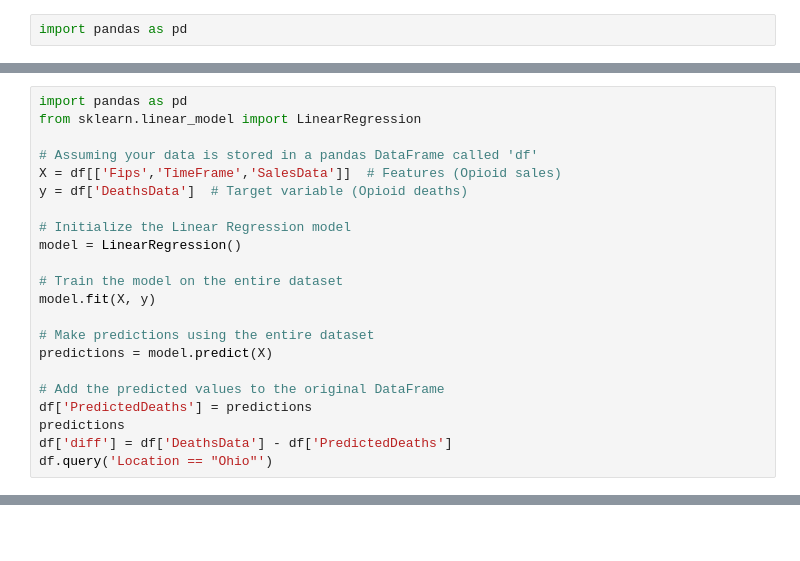
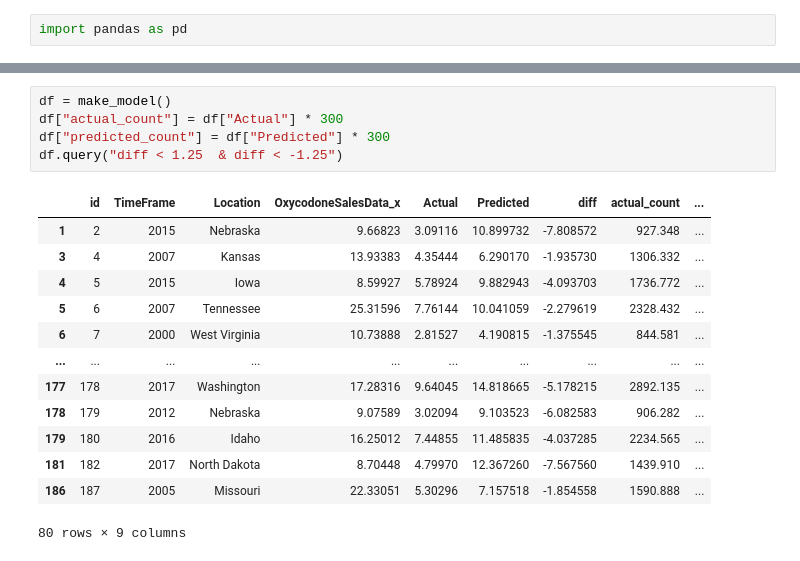
Before and after one commit to searanch/opiods-deaths-sales, a Jupyter notebook: Predictions.ipynb, the cells around one changed output, grey strips where cells are left out. Drawn from its saved outputs; the diff is of its cells as text; blank space fills up the shorter version.

```diff
--- a/Predictions.ipynb
+++ b/Predictions.ipynb
@@ -115,22 +5,0 @@ X_train, X_test, y_train, y_test = train_test_split(X, y, test_size=0.2, random_
-# %%
-import pandas as pd
-from sklearn.linear_model import LinearRegression
-
-# Assuming your data is stored in a pandas DataFrame called 'df'
-X = df[['Fips','TimeFrame','SalesData']]  # Features (Opioid sales)
-y = df['DeathsData']  # Target variable (Opioid deaths)
-
-# Initialize the Linear Regression model
-model = LinearRegression()
-
-# Train the model on the entire dataset
-model.fit(X, y)
-
-# Make predictions using the entire dataset
-predictions = model.predict(X)
-
-# Add the predicted values to the original DataFrame
-df['PredictedDeaths'] = predictions
-predictions
-df['diff'] = df['DeathsData'] - df['PredictedDeaths']
-df.query('Location == "Ohio"')
@@ -212,0 +105,19 @@ X_test
+# %%
+df = make_model()
+df["actual_count"] = df["Actual"] * 300
+df["predicted_count"] = df["Predicted"] * 300
+df.query("diff < 1.25  & diff < -1.25")
+# %% [output]
+|  | id | TimeFrame | Location | OxycodoneSalesData_x | Actual | Predicted | diff | actual_count | ... |
+| 1 | 2 | 2015 | Nebraska | 9.66823 | 3.09116 | 10.899732 | -7.808572 | 927.348 | ... |
+| 3 | 4 | 2007 | Kansas | 13.93383 | 4.35444 | 6.290170 | -1.935730 | 1306.332 | ... |
+| 4 | 5 | 2015 | Iowa | 8.59927 | 5.78924 | 9.882943 | -4.093703 | 1736.772 | ... |
+| 5 | 6 | 2007 | Tennessee | 25.31596 | 7.76144 | 10.041059 | -2.279619 | 2328.432 | ... |
+| 6 | 7 | 2000 | West Virginia | 10.73888 | 2.81527 | 4.190815 | -1.375545 | 844.581 | ... |
+| ... | ... | ... | ... | ... | ... | ... | ... | ... | ... |
+| 177 | 178 | 2017 | Washington | 17.28316 | 9.64045 | 14.818665 | -5.178215 | 2892.135 | ... |
+| 178 | 179 | 2012 | Nebraska | 9.07589 | 3.02094 | 9.103523 | -6.082583 | 906.282 | ... |
+| 179 | 180 | 2016 | Idaho | 16.25012 | 7.44855 | 11.485835 | -4.037285 | 2234.565 | ... |
+| 181 | 182 | 2017 | North Dakota | 8.70448 | 4.79970 | 12.367260 | -7.567560 | 1439.910 | ... |
+| 186 | 187 | 2005 | Missouri | 22.33051 | 5.30296 | 7.157518 | -1.854558 | 1590.888 | ... |
+80 rows × 9 columns
```
Also changed, not shown: parts of 13 cells of this notebook.
